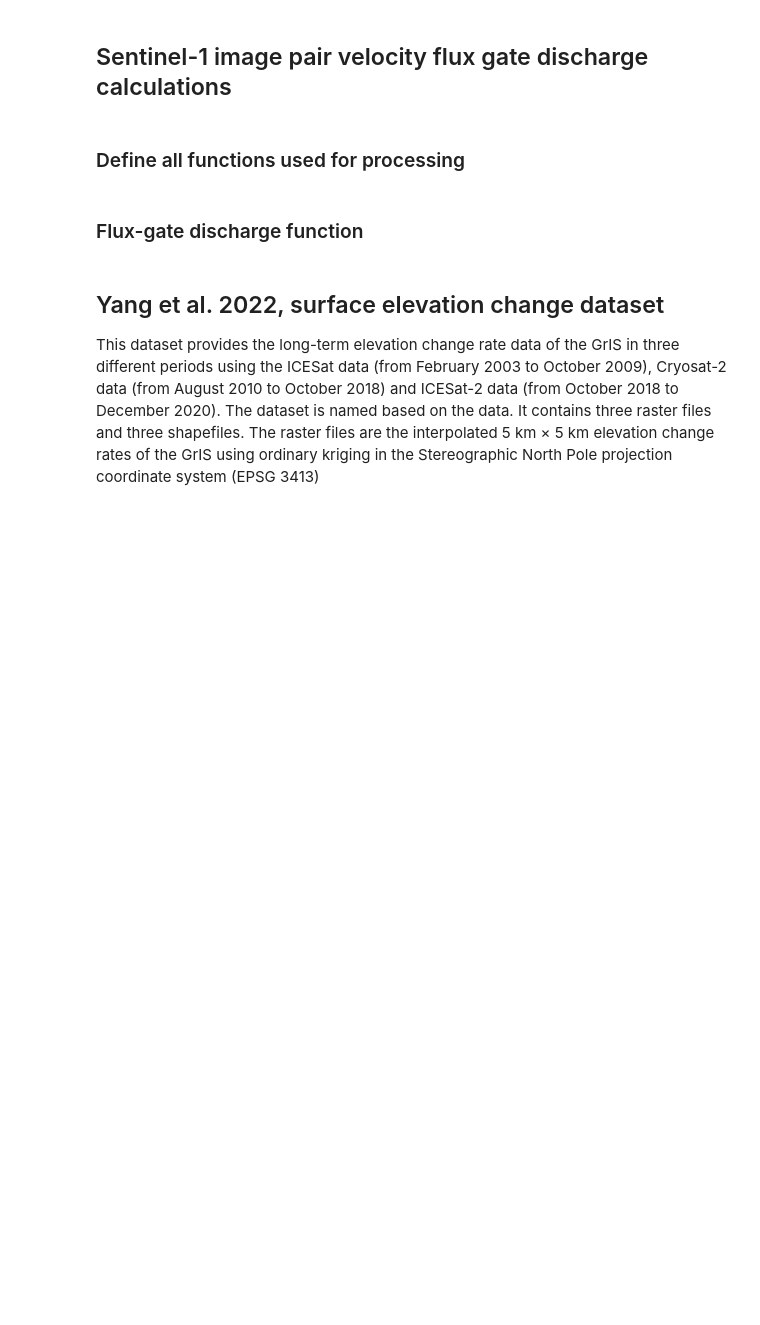
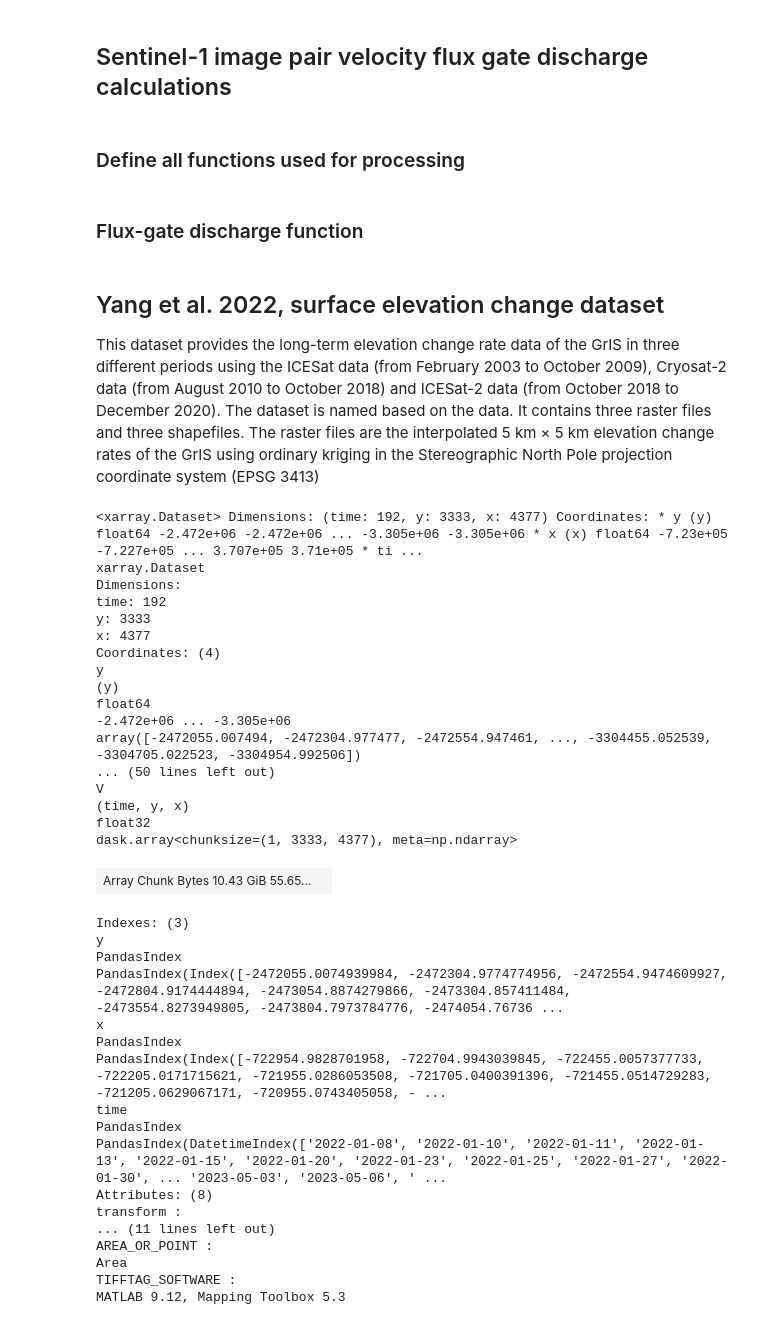
Before and after one commit to ry-ing/GrIS_late-season-melt-event, a Jupyter notebook: code/processing/sentinel1_discharge_processing_marine-term.ipynb, the cells around one changed output. Saved outputs shown, nothing was run; the diff lists cells and outputs as text; code cells hidden in the pictures; blank space fills up the shorter version.

```diff
--- a/code/processing/sentinel1_discharge_processing_marine-term.ipynb
+++ b/code/processing/sentinel1_discharge_processing_marine-term.ipynb
@@ -23,6 +23,9 @@ import rioxarray as rio
 from rioxarray.merge import merge_datasets
 from shapely.geometry import mapping
 from rasterio.enums import Resampling
+# %%
+internal_data_dir = 'C:/Users/s1834371/Documents/GrIS_late-season-melt-event' #internal data dir within the github repo
+data_dir = 'C:/Users/s1834371/Documents/DATA_FOR_GRIS-LATE-SEASON-MELT'#'R:/DATA_FOR_GRIS-LATE-SEASON-MELT'# External data (e.g. bedmachine)
 # %% [markdown]
 ### Define all functions used for processing
 # %%
@@ -66,9 +85,9 @@ def common_grid(data, name): # reprojects rio datasets to a common grid system
 # %% [markdown]
 ### Flux-gate discharge function
 # %%
-tiff_list_U = glob.glob(data_dir + '\AS_S1_velocities\SWG\U\U_*timefiltered.tif') # U tifs
-tiff_list_V = glob.glob(data_dir + '\AS_S1_velocities\SWG\V\V_*timefiltered.tif') # V tifs
-gimp_dem_list = glob.glob(data_dir + '\gimpdem*.tif') # surface elevation DEM
+tiff_list_U = glob.glob(data_dir + '/AS_S1_velocities/SWG/U/U_*timefiltered.tif') # U tifs
+tiff_list_V = glob.glob(data_dir + '/AS_S1_velocities/SWG/V/V_*timefiltered.tif') # V tifs
+gimp_dem_list = glob.glob(data_dir + '/gimpdem*.tif') # surface elevation DEM
 # %%
 # #Create variable used for time axis
 time_var = xr.Variable('time', retrieve_timestamp(tiff_list_U)) # Assuming U AND V have the same timestamps
@@ -104,2 +138,41 @@ ICEsat2_commongrid = common_grid(ICEsat2, 'EC') # 2018 TO 2020
+# %%
+geotiffs_U.rio.write_crs("epsg:3413", inplace=True) # set CRS, north polar stereographic
+geotiffs_V.rio.write_crs("epsg:3413", inplace=True) # set CRS, north polar stereographic
+# %% [output]
+<xarray.Dataset> Dimensions: (time: 192, y: 3333, x: 4377) Coordinates: * y (y) float64 -2.472e+06 -2.472e+06 ... -3.305e+06 -3.305e+06 * x (x) float64 -7.23e+05 -7.227e+05 ... 3.707e+05 3.71e+05 * ti ...
+xarray.Dataset
+Dimensions:
+time: 192
+y: 3333
+x: 4377
+Coordinates: (4)
+y
+(y)
+float64
+-2.472e+06 ... -3.305e+06
+array([-2472055.007494, -2472304.977477, -2472554.947461, ..., -3304455.052539, -3304705.022523, -3304954.992506])
+... (50 lines left out)
+V
+(time, y, x)
+float32
+dask.array<chunksize=(1, 3333, 4377), meta=np.ndarray>
+| Array Chunk Bytes 10.43 GiB 55.65... |  |
+Indexes: (3)
+y
+PandasIndex
+PandasIndex(Index([-2472055.0074939984, -2472304.9774774956, -2472554.9474609927, -2472804.9174444894, -2473054.8874279866, -2473304.857411484, -2473554.8273949805, -2473804.7973784776, -2474054.76736 ...
+x
+PandasIndex
+PandasIndex(Index([-722954.9828701958, -722704.9943039845, -722455.0057377733, -722205.0171715621, -721955.0286053508, -721705.0400391396, -721455.0514729283, -721205.0629067171, -720955.0743405058, - ...
+time
+PandasIndex
+PandasIndex(DatetimeIndex(['2022-01-08', '2022-01-10', '2022-01-11', '2022-01-13', '2022-01-15', '2022-01-20', '2022-01-23', '2022-01-25', '2022-01-27', '2022-01-30', ... '2023-05-03', '2023-05-06', ' ...
+Attributes: (8)
+transform :
+... (11 lines left out)
+AREA_OR_POINT :
+Area
+TIFFTAG_SOFTWARE :
+MATLAB 9.12, Mapping Toolbox 5.3
 # %%
 ##### Setting all fill/NaN values to zero elevation change rate #####
```
Also changed, not shown: parts of 11 cells of this notebook, 59 other files.
